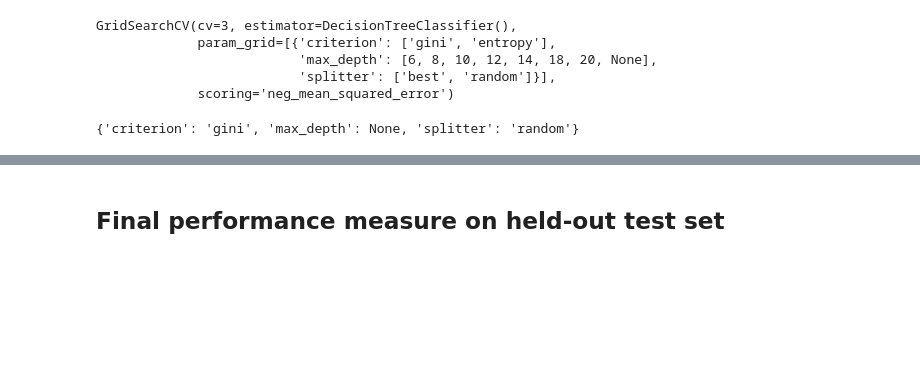
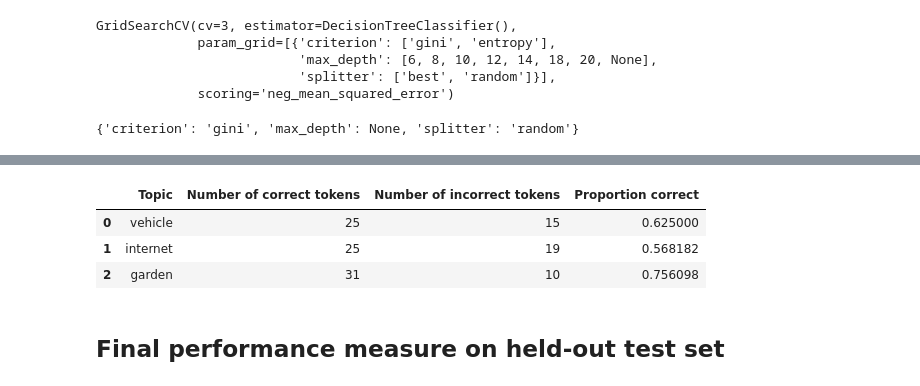
Before and after one commit to cdclaxton/exploratory-notebooks, a Jupyter notebook: Supervised topic analysis using multilabel classification.ipynb, the cells around one changed output, grey strips where cells are left out. Drawn from its saved outputs; the diff is of its cells as text; code cells hidden in the pictures; blank space fills up the shorter version.

```diff
--- a/Supervised topic analysis using multilabel classification.ipynb
+++ b/Supervised topic analysis using multilabel classification.ipynb
@@ -415,0 +509,3 @@ f1-score: 0.8097936856626031
+# %%
+models, classifiers_all_data, y_pred_random_forest = feature_selection_and_training(RandomForestClassifier(), X_train, y_train)
+summarise_performance(y_train, y_pred_random_forest)
@@ -415,0 +548,14 @@ f1-score: 0.8097936856626031
+# %%
+num_tokens_correct = []
+num_tokens_incorrect = []
+
+for class_i, tokens in enumerate(class_words):
+
+    feature_names = vectorizer.get_feature_names()
+    model_support = models[class_i].get_support()
+
+    selected_features = set([feature_names[i] for i in range(len(feature_names)) if model_support[i]])
+    print(selected_features)
+
+    num_tokens_correct.append(len(selected_features.intersection(tokens)))
+    num_tokens_incorrect.append(len(selected_features.difference(tokens)))
@@ -416,3 +568,15 @@ f1-score: 0.8097936856626031
+# %%
+pd.DataFrame({
+    "Topic": class_names,
+    "Number of correct tokens": num_tokens_correct,
+    "Number of incorrect tokens": num_tokens_incorrect,
+    "Proportion correct": np.array(num_tokens_correct) / (np.array(num_tokens_correct) + np.array(num_tokens_incorrect))
+})
+# %% [output]
+|  | Topic | Number of correct tokens | Number of incorrect tokens | Proportion correct |
+| 0 | vehicle | 25 | 15 | 0.625000 |
+| 1 | internet | 25 | 19 | 0.568182 |
+| 2 | garden | 31 | 10 | 0.756098 |
 # %% [markdown]
 ## Final performance measure on held-out test set
 # %% [markdown]
```
Also changed, not shown: parts of 50 cells of this notebook.
